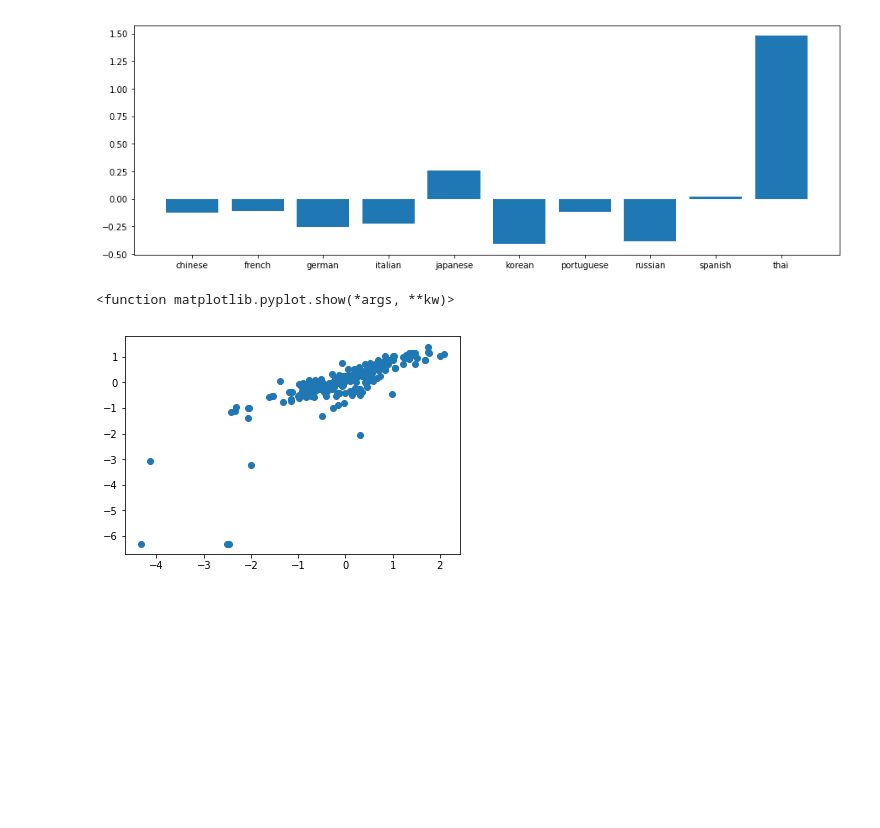
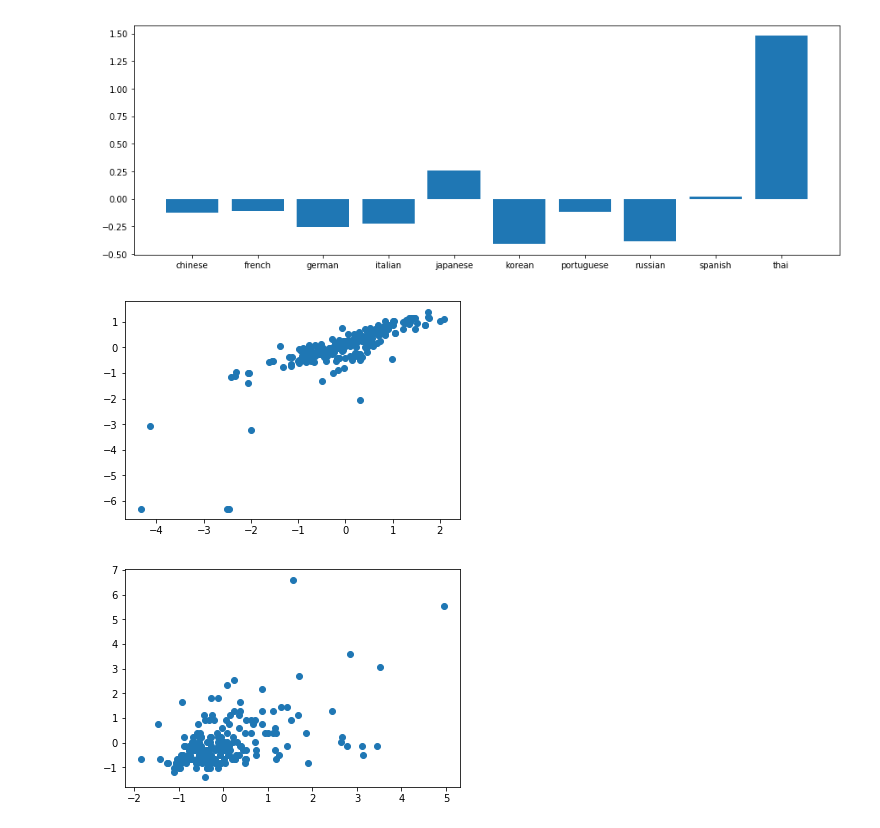
Before and after one commit to Aklaran/hack_scp, a Jupyter notebook: Matt Analysis.ipynb, the cells around one changed output. Saved outputs shown, nothing was run; the diff lists cells and outputs as text; code cells hidden in the pictures; blank space fills up the shorter version.

```diff
--- a/Matt Analysis.ipynb
+++ b/Matt Analysis.ipynb
@@ -101,7 +101,19 @@ df['normalizedEnglishEntropy'] = df['englishEntropy'].apply(lambda x: (x - avera
 df['normalizedOrginalEntropy'] = df.apply(lambda x: (x['originalEntropy'] - averageOriginalEntropy[x['originalLanguage']]) / stdevOriginalEntropy[x['originalLanguage']], axis=1)
 # %%
 plt.scatter(df['normalizedOrginalEntropy'], df['normalizedEnglishEntropy'])
-plt.show
+plt.show()
 # %% [output]
-<function matplotlib.pyplot.show(*args, **kw)>
 [figure]
+# %%
+# z score upvotes
+averageEnglishRating = statistics.mean(df['englishRating'])
+averageOriginalRating = df.groupby('originalLanguage').apply(lambda x: statistics.mean(x['originalRating']))
+stdevEnglishRating = statistics.stdev(df['englishRating'])
+stdevOriginalRating = df.groupby('originalLanguage').apply(lambda x: statistics.stdev(x['originalRating']))
+df['normalizedEnglishRating'] = df['englishRating'].apply(lambda x: (x - averageEnglishRating) / stdevEnglishRating)
+df['normalizedOrginalRating'] = df.apply(lambda x: (x['originalRating'] - averageOriginalRating[x['originalLanguage']]) / stdevOriginalRating[x['originalLanguage']], axis=1)
+# %%
+plt.scatter(df['normalizedOrginalRating'], df['normalizedEnglishRating'])
+plt.show()
+# %% [output]
+[figure, added]
```
Also changed, not shown: parts of 10 cells of this notebook.
